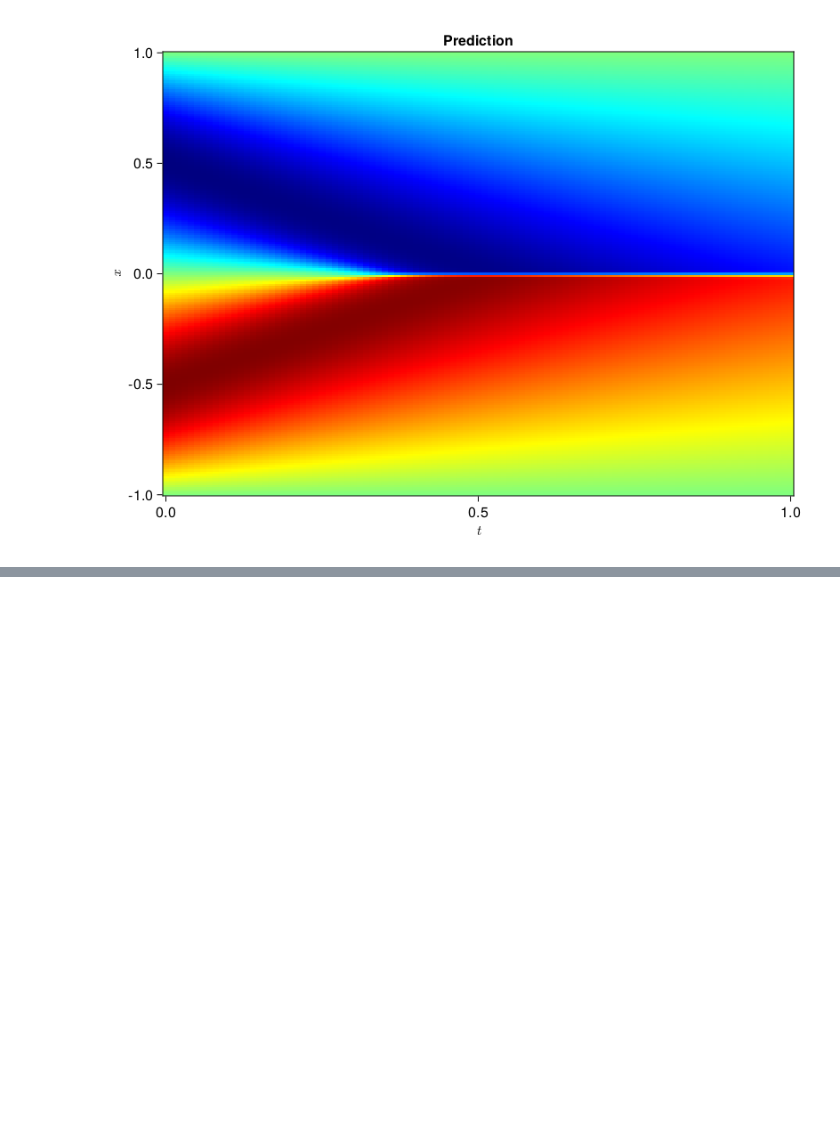
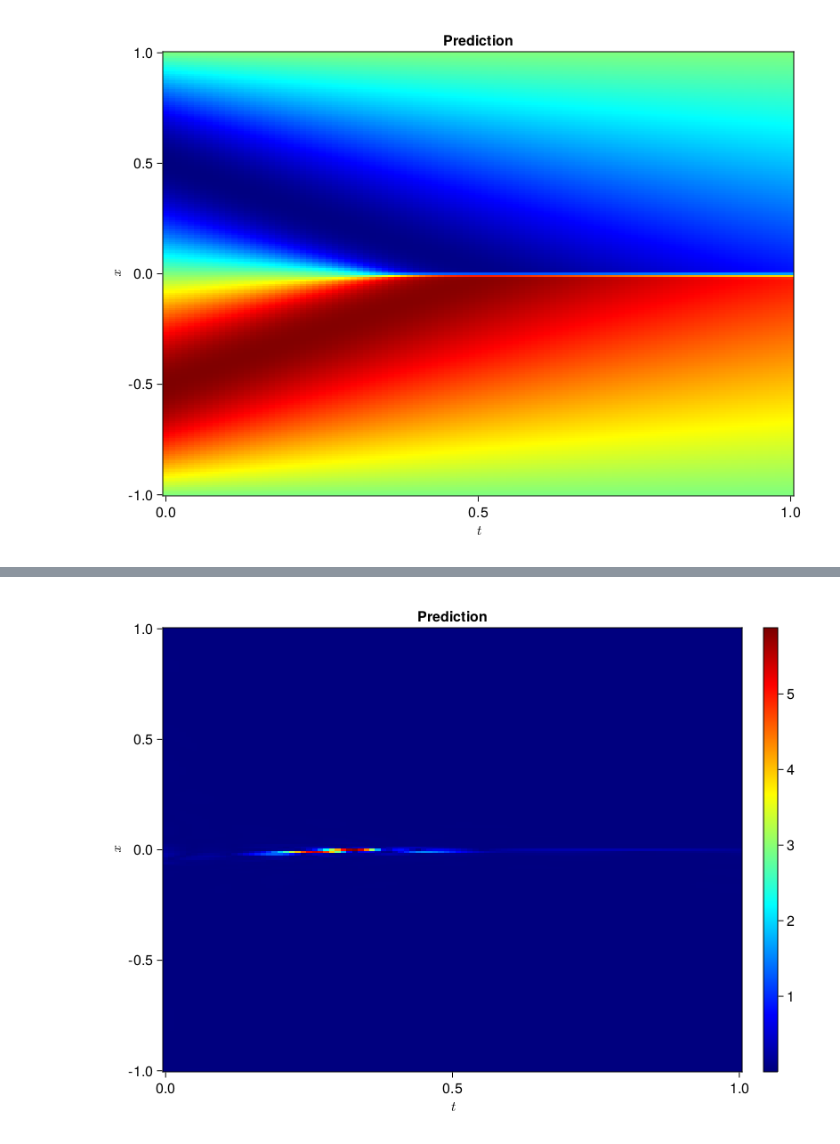
Before and after one commit to YichengDWu/Sophon-Examples, a Jupyter notebook: burgers.ipynb, the cells around one changed output, grey strips where cells are left out. Drawn from its saved outputs; the diff is of its cells as text; code cells hidden in the pictures; blank space fills up the shorter version.

```diff
--- a/burgers.ipynb
+++ b/burgers.ipynb
@@ -78,0 +93,8 @@ lines(xs,u_pred[1,:])
+# %%
+residual = [sum(abs, Sophon.residual_function_1([t, x], res.u)) for t in ts, x in xs]
+
+fig, ax, hm = heatmap(ts, xs, residual, axis=axis, colormap=:jet)
+Colorbar(fig[:, end + 1], hm)
+fig
+# %% [output]
+[figure, added]
```
Also changed, not shown: parts of 4 cells of this notebook, 2 other files.
